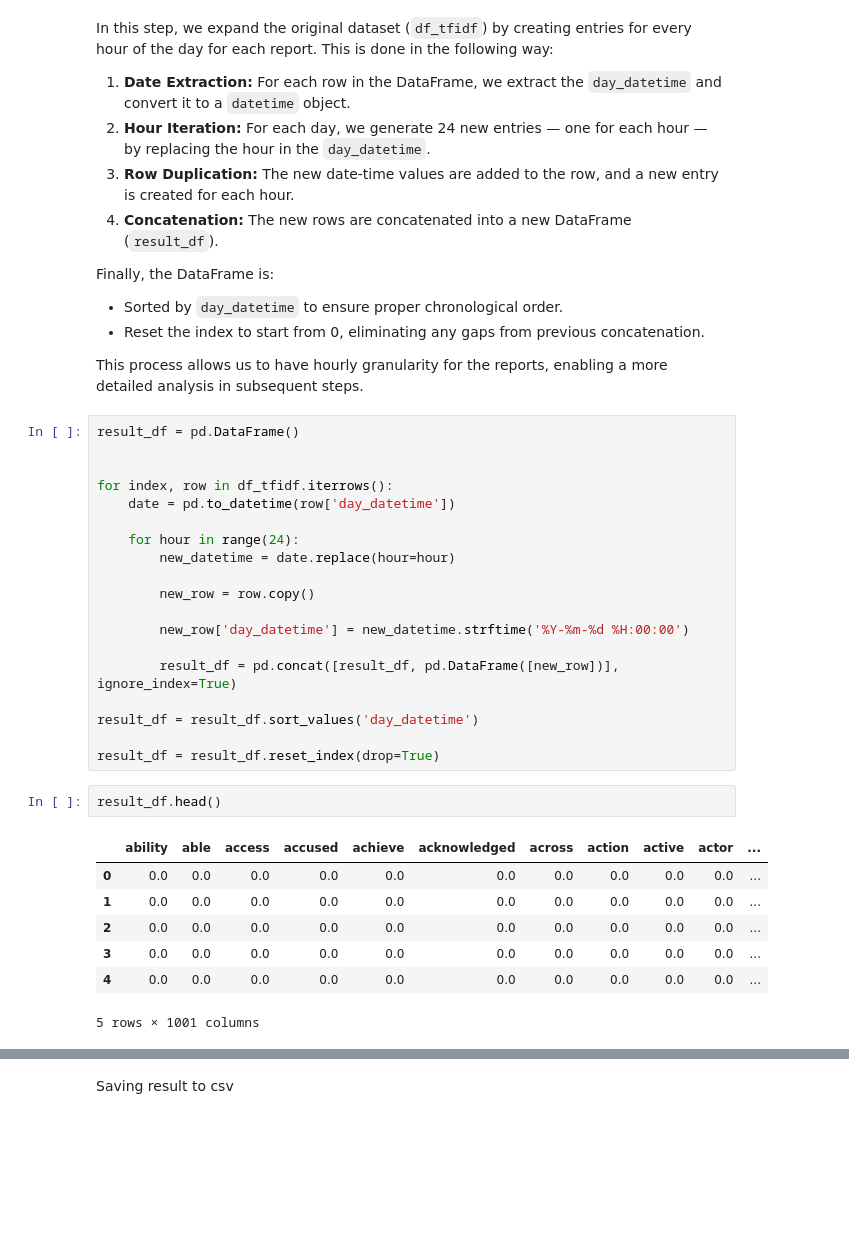
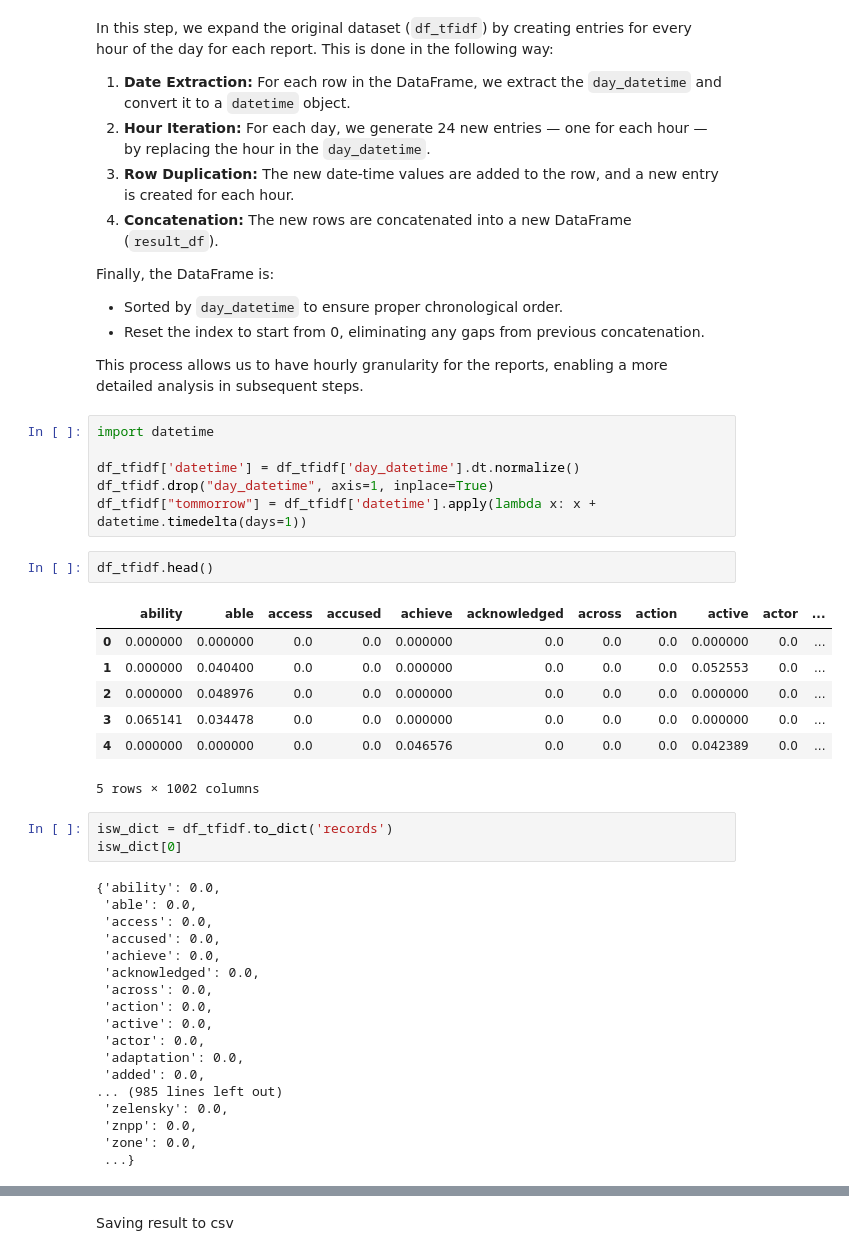
Before and after one commit to KonchakivskyiDanylo/PythonForDs, a Jupyter notebook: data_analysis/isw_analyze.ipynb, the cells around one changed output, grey strips where cells are left out. Cells and saved outputs as stored; diff of their text form; blank space fills up the shorter version.

```diff
--- a/data_analysis/isw_analyze.ipynb
+++ b/data_analysis/isw_analyze.ipynb
@@ -381,32 +382,40 @@ Finally, the DataFrame is:
 - Reset the index to start from 0, eliminating any gaps from previous concatenation.
 
 This process allows us to have hourly granularity for the reports, enabling a more detailed analysis in subsequent steps.
-# %%
-result_df = pd.DataFrame()
-
-
-for index, row in df_tfidf.iterrows():
-    date = pd.to_datetime(row['day_datetime'])
-
-    for hour in range(24):
-        new_datetime = date.replace(hour=hour)
-
-        new_row = row.copy()
-
-        new_row['day_datetime'] = new_datetime.strftime('%Y-%m-%d %H:00:00')
-
-        result_df = pd.concat([result_df, pd.DataFrame([new_row])], ignore_index=True)
-
-result_df = result_df.sort_values('day_datetime')
-
-result_df = result_df.reset_index(drop=True)
-# %%
-result_df.head()
-# %% [output]
-|  | ability | able | access | accused | achieve | acknowledged | across | action | active | actor | ... |
-| 0 | 0.0 | 0.0 | 0.0 | 0.0 | 0.0 | 0.0 | 0.0 | 0.0 | 0.0 | 0.0 | ... |
-| 1 | 0.0 | 0.0 | 0.0 | 0.0 | 0.0 | 0.0 | 0.0 | 0.0 | 0.0 | 0.0 | ... |
-| 2 | 0.0 | 0.0 | 0.0 | 0.0 | 0.0 | 0.0 | 0.0 | 0.0 | 0.0 | 0.0 | ... |
-| 3 | 0.0 | 0.0 | 0.0 | 0.0 | 0.0 | 0.0 | 0.0 | 0.0 | 0.0 | 0.0 | ... |
-| 4 | 0.0 | 0.0 | 0.0 | 0.0 | 0.0 | 0.0 | 0.0 | 0.0 | 0.0 | 0.0 | ... |
-5 rows × 1001 columns
+# %%
+import datetime
+
+df_tfidf['datetime'] = df_tfidf['day_datetime'].dt.normalize()
+df_tfidf.drop("day_datetime", axis=1, inplace=True)
+df_tfidf["tommorrow"] = df_tfidf['datetime'].apply(lambda x: x + datetime.timedelta(days=1))
+# %%
+df_tfidf.head()
+# %% [output]
+|  | ability | able | access | accused | achieve | acknowledged | across | action | active | actor | ... |
+| 0 | 0.000000 | 0.000000 | 0.0 | 0.0 | 0.000000 | 0.0 | 0.0 | 0.0 | 0.000000 | 0.0 | ... |
+| 1 | 0.000000 | 0.040400 | 0.0 | 0.0 | 0.000000 | 0.0 | 0.0 | 0.0 | 0.052553 | 0.0 | ... |
+| 2 | 0.000000 | 0.048976 | 0.0 | 0.0 | 0.000000 | 0.0 | 0.0 | 0.0 | 0.000000 | 0.0 | ... |
+| 3 | 0.065141 | 0.034478 | 0.0 | 0.0 | 0.000000 | 0.0 | 0.0 | 0.0 | 0.000000 | 0.0 | ... |
+| 4 | 0.000000 | 0.000000 | 0.0 | 0.0 | 0.046576 | 0.0 | 0.0 | 0.0 | 0.042389 | 0.0 | ... |
+5 rows × 1002 columns
+# %%
+isw_dict = df_tfidf.to_dict('records')
+isw_dict[0]
+# %% [output]
+{'ability': 0.0,
+ 'able': 0.0,
+ 'access': 0.0,
+ 'accused': 0.0,
+ 'achieve': 0.0,
+ 'acknowledged': 0.0,
+ 'across': 0.0,
+ 'action': 0.0,
+ 'active': 0.0,
+ 'actor': 0.0,
+ 'adaptation': 0.0,
+ 'added': 0.0,
+... (985 lines left out)
+ 'zelensky': 0.0,
+ 'znpp': 0.0,
+ 'zone': 0.0,
+ ...}
```
Also changed, not shown: parts of 32 cells of this notebook.
